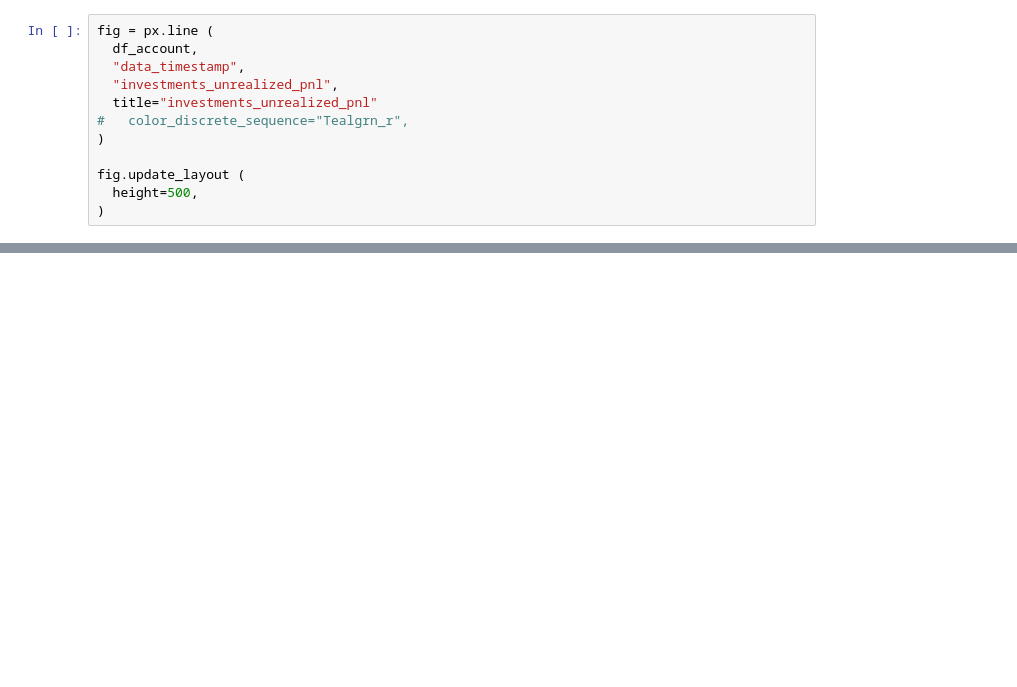
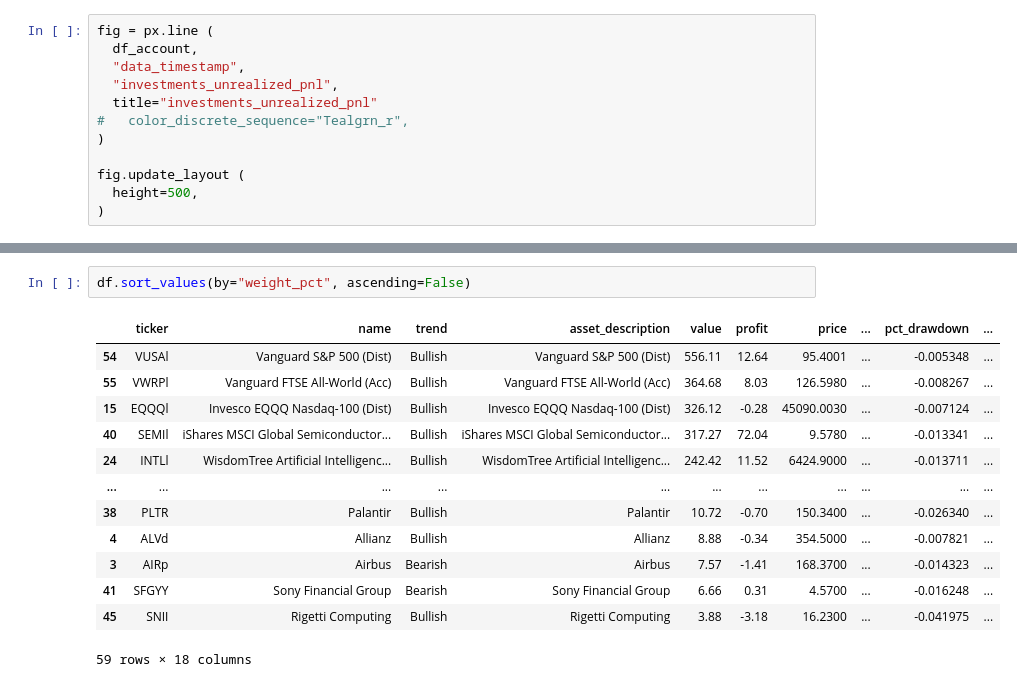
Before and after one commit to akin-mustapha/portfolio-management-platform, a Jupyter notebook: notebooks/notebook_account.ipynb, the cells around one changed output, grey strips where cells are left out. Drawn from its saved outputs; the diff is of its cells as text; blank space fills up the shorter version.

```diff
--- a/notebooks/notebook_account.ipynb
+++ b/notebooks/notebook_account.ipynb
@@ -123,0 +190,16 @@ fig.update_layout (
+# %%
+df.sort_values(by="weight_pct", ascending=False)
+# %% [output]
+|  | ticker | name | trend | asset_description | value | profit | price | ... | pct_drawdown | ... |
+| 54 | VUSAl | Vanguard S&P 500 (Dist) | Bullish | Vanguard S&P 500 (Dist) | 556.11 | 12.64 | 95.4001 | ... | -0.005348 | ... |
+| 55 | VWRPl | Vanguard FTSE All-World (Acc) | Bullish | Vanguard FTSE All-World (Acc) | 364.68 | 8.03 | 126.5980 | ... | -0.008267 | ... |
+| 15 | EQQQl | Invesco EQQQ Nasdaq-100 (Dist) | Bullish | Invesco EQQQ Nasdaq-100 (Dist) | 326.12 | -0.28 | 45090.0030 | ... | -0.007124 | ... |
+| 40 | SEMIl | iShares MSCI Global Semiconductor... | Bullish | iShares MSCI Global Semiconductor... | 317.27 | 72.04 | 9.5780 | ... | -0.013341 | ... |
+| 24 | INTLl | WisdomTree Artificial Intelligenc... | Bullish | WisdomTree Artificial Intelligenc... | 242.42 | 11.52 | 6424.9000 | ... | -0.013711 | ... |
+| ... | ... | ... | ... | ... | ... | ... | ... | ... | ... | ... |
+| 38 | PLTR | Palantir | Bullish | Palantir | 10.72 | -0.70 | 150.3400 | ... | -0.026340 | ... |
+| 4 | ALVd | Allianz | Bullish | Allianz | 8.88 | -0.34 | 354.5000 | ... | -0.007821 | ... |
+| 3 | AIRp | Airbus | Bearish | Airbus | 7.57 | -1.41 | 168.3700 | ... | -0.014323 | ... |
+| 41 | SFGYY | Sony Financial Group | Bearish | Sony Financial Group | 6.66 | 0.31 | 4.5700 | ... | -0.016248 | ... |
+| 45 | SNII | Rigetti Computing | Bullish | Rigetti Computing | 3.88 | -3.18 | 16.2300 | ... | -0.041975 | ... |
+59 rows × 18 columns
```
Also changed, not shown: parts of 5 cells of this notebook, 8 other files.
